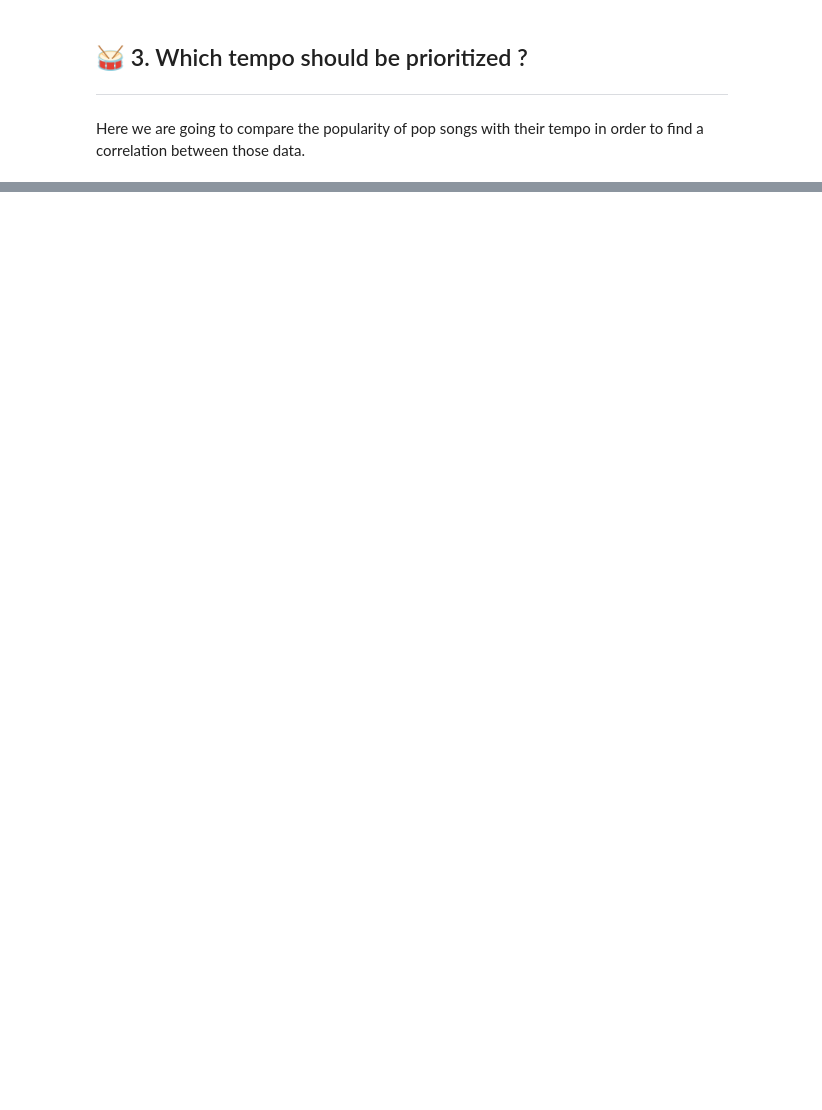
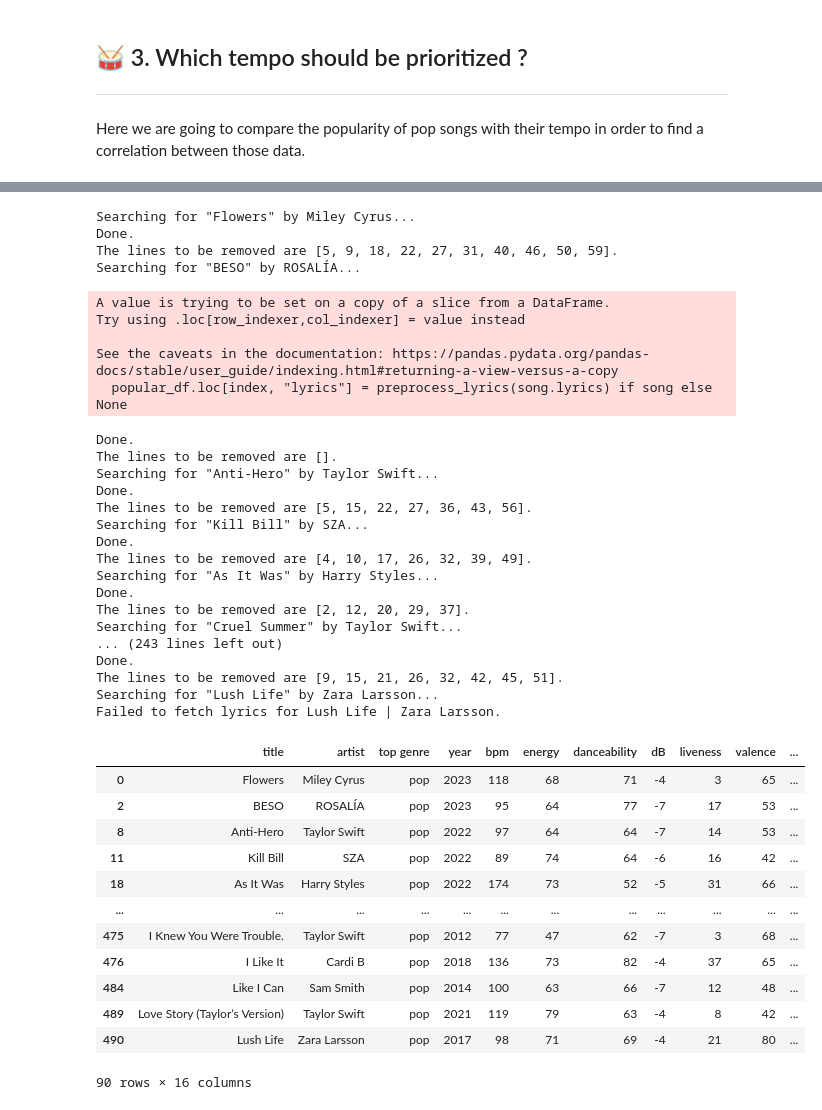
Before and after one commit to Lucas-COX/datamining-evaluation, a Jupyter notebook: spotify.ipynb, the cells around one changed output, grey strips where cells are left out. Cells and saved outputs as stored; diff of their text form; code cells hidden in the pictures; blank space fills up the shorter version.

```diff
--- a/spotify.ipynb
+++ b/spotify.ipynb
@@ -135,0 +251,45 @@ AttributeError: 'list' object has no attribute 'keys'
+# %%
+for index, row in popular_df.iterrows():
+    song = search_song_lyrics(row)
+    popular_df.loc[index, "lyrics"] = preprocess_lyrics(song.lyrics) if song else None
+popular_df
+# %% [output]
+Searching for "Flowers" by Miley Cyrus...
+Done.
+The lines to be removed are [5, 9, 18, 22, 27, 31, 40, 46, 50, 59].
+Searching for "BESO" by ROSALÍA...
+A value is trying to be set on a copy of a slice from a DataFrame.
+Try using .loc[row_indexer,col_indexer] = value instead
+
+See the caveats in the documentation: https://pandas.pydata.org/pandas-docs/stable/user_guide/indexing.html#returning-a-view-versus-a-copy
+  popular_df.loc[index, "lyrics"] = preprocess_lyrics(song.lyrics) if song else None
+Done.
+The lines to be removed are [].
+Searching for "Anti-Hero" by Taylor Swift...
+Done.
+The lines to be removed are [5, 15, 22, 27, 36, 43, 56].
+Searching for "Kill Bill" by SZA...
+Done.
+The lines to be removed are [4, 10, 17, 26, 32, 39, 49].
+Searching for "As It Was" by Harry Styles...
+Done.
+The lines to be removed are [2, 12, 20, 29, 37].
+Searching for "Cruel Summer" by Taylor Swift...
+... (243 lines left out)
+Done.
+The lines to be removed are [9, 15, 21, 26, 32, 42, 45, 51].
+Searching for "Lush Life" by Zara Larsson...
+Failed to fetch lyrics for Lush Life | Zara Larsson.
+|  | title | artist | top genre | year | bpm | energy | danceability | dB | liveness | valence | ... |
+| 0 | Flowers | Miley Cyrus | pop | 2023 | 118 | 68 | 71 | -4 | 3 | 65 | ... |
+| 2 | BESO | ROSALÍA | pop | 2023 | 95 | 64 | 77 | -7 | 17 | 53 | ... |
+| 8 | Anti-Hero | Taylor Swift | pop | 2022 | 97 | 64 | 64 | -7 | 14 | 53 | ... |
+| 11 | Kill Bill | SZA | pop | 2022 | 89 | 74 | 64 | -6 | 16 | 42 | ... |
+| 18 | As It Was | Harry Styles | pop | 2022 | 174 | 73 | 52 | -5 | 31 | 66 | ... |
+| ... | ... | ... | ... | ... | ... | ... | ... | ... | ... | ... | ... |
+| 475 | I Knew You Were Trouble. | Taylor Swift | pop | 2012 | 77 | 47 | 62 | -7 | 3 | 68 | ... |
+| 476 | I Like It | Cardi B | pop | 2018 | 136 | 73 | 82 | -4 | 37 | 65 | ... |
+| 484 | Like I Can | Sam Smith | pop | 2014 | 100 | 63 | 66 | -7 | 12 | 48 | ... |
+| 489 | Love Story (Taylor’s Version) | Taylor Swift | pop | 2021 | 119 | 79 | 63 | -4 | 8 | 42 | ... |
+| 490 | Lush Life | Zara Larsson | pop | 2017 | 98 | 71 | 69 | -4 | 21 | 80 | ... |
+90 rows × 16 columns
```
Also changed, not shown: parts of 23 cells of this notebook, 3 other files.
